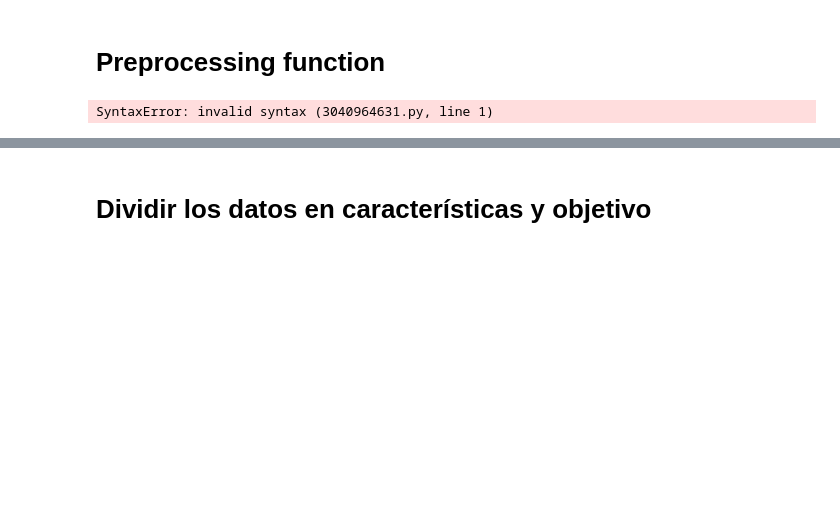
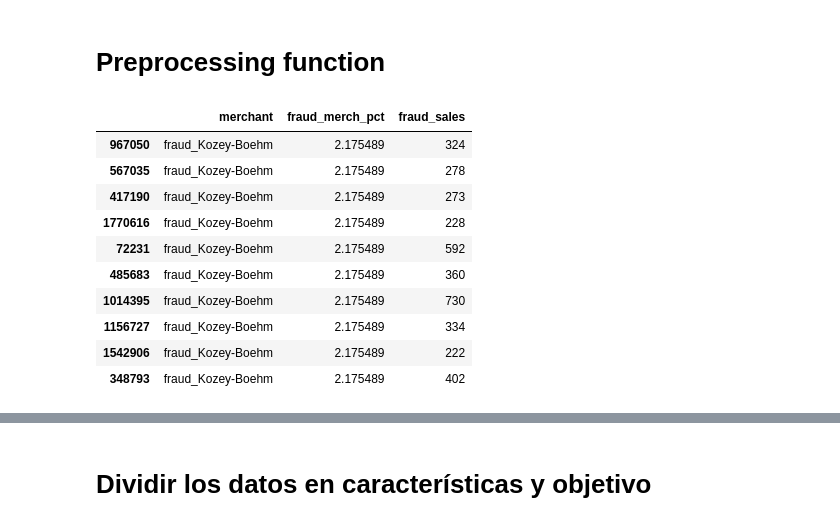
Before and after one commit to No-Country-simulation/c20-70-n-data-bi, a Jupyter notebook: EDA_2.ipynb, the cells around one changed output, grey strips where cells are left out. Drawn from its saved outputs; the diff is of its cells as text; code cells hidden in the pictures; blank space fills up the shorter version.

```diff
--- a/EDA_2.ipynb
+++ b/EDA_2.ipynb
@@ -217,8 +214,6 @@ def preprocessing_data(data, create_data=False):
    data, group_fraud_by_merch = fraud_pct_by_column(data, 'merchant', 'is_fraud', 'fraud_merch_pct', 'fraud_merch_rank')
    data, group_fraud_by_city = fraud_pct_by_column(data, 'city', 'is_fraud', 'fraud_city_pct', 'fraud_city_rank')
    data, group_fraud_by_state = fraud_pct_by_column(data, 'state', 'is_fraud', 'fraud_state_pct', 'fraud_state_rank')
-
-
 
    # Aplicar la función de reemplazo de profesiones por sector (Para visualización) y realizar un encoded por la frecuencia (para el modelo)
    data['job_sector'] = data['job'].apply(assign_sector)
@@ -251,20 +246,19 @@ def preprocessing_data(data, create_data=False):
       'gender_M']
    data_ohe = pd.DataFrame(data_ohe, columns=col_names)
    data_ohe = pd.concat([data, data_ohe], axis=1)
+   data_all_rows = data_ohe.copy()
 
    # Eliminar columnas redundantes o con poca información para el modelo
    data_ohe.drop(columns=['Unnamed: 0', 'cc_num', 'first', 'last', 'street', 'unix_time', 'trans_num',
                            'merchant', 'city', 'state', 'job', 'job_sector', 'trans_date_trans_time',
-                           'dob', 'lat', 'long', 'merch_lat', 'merch_long', 'category', 'gender'], axis=1, inplace=True)
+                           'dob', 'lat', 'long', 'merch_lat', 'merch_long', 'category', 'gender', 'fraud_sales'], axis=1, inplace=True)
 
    # Guardar los datos para el procesado de nuevos dataframes
    if create_data:
-      group_fraud_by_merch.to_csv('streamlit_app/group_fraud_by_merch.csv')
-      group_fraud_by_city.to_csv('streamlit_app/group_fraud_by_city.csv')
-      group_fraud_by_state.to_csv('streamlit_app/group_fraud_by_state.csv')
+      group_fraud_by_merch.to_csv('streamlit_app/group_fraud_by_merch_test.csv')
+      group_fraud_by_city.to_csv('streamlit_app/group_fraud_by_city_test.csv')
+      group_fraud_by_state.to_csv('streamlit_app/group_fraud_by_state_test.csv')
       job_freq.to_csv('streamlit_app/job_freq.csv', index=True)
       joblib.dump(encoder, './streamlit_app/onehotencoder.pkl')
 
-   return data_ohe
+   return data_ohe, data_all_rows
-# %% [output]
-SyntaxError: invalid syntax (3040964631.py, line 1)
@@ -277,0 +269,15 @@ data_clean = preprocessing_data(df_combined, create_data=True)
+# %%
+top_5_fraud_merch = data_all_rows[['merchant', 'fraud_merch_pct', 'fraud_sales']].sort_values(by='fraud_merch_pct', ascending=False).drop_duplicates().head(10)
+top_5_fraud_merch
+# %% [output]
+|  | merchant | fraud_merch_pct | fraud_sales |
+| 967050 | fraud_Kozey-Boehm | 2.175489 | 324 |
+| 567035 | fraud_Kozey-Boehm | 2.175489 | 278 |
+| 417190 | fraud_Kozey-Boehm | 2.175489 | 273 |
+| 1770616 | fraud_Kozey-Boehm | 2.175489 | 228 |
+| 72231 | fraud_Kozey-Boehm | 2.175489 | 592 |
+| 485683 | fraud_Kozey-Boehm | 2.175489 | 360 |
+| 1014395 | fraud_Kozey-Boehm | 2.175489 | 730 |
+| 1156727 | fraud_Kozey-Boehm | 2.175489 | 334 |
+| 1542906 | fraud_Kozey-Boehm | 2.175489 | 222 |
+| 348793 | fraud_Kozey-Boehm | 2.175489 | 402 |
```
Also changed, not shown: parts of 17 cells of this notebook, 6 other files.
